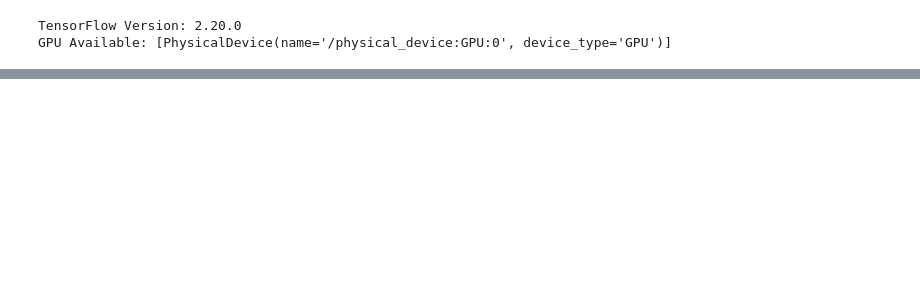
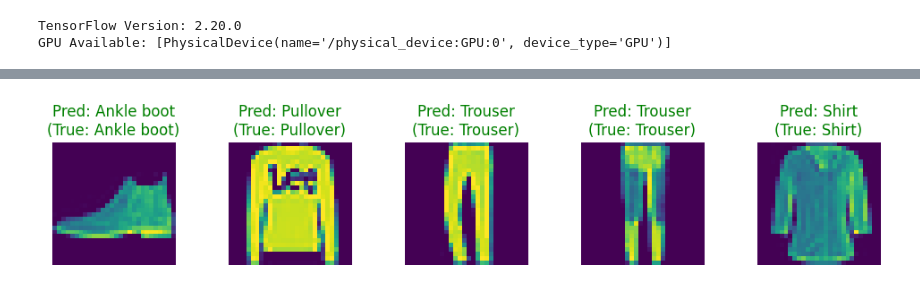
Before and after one commit to billy3000/tensorflow_training, a Jupyter notebook: training.ipynb, the cells around one changed output, grey strips where cells are left out. Saved outputs shown, nothing was run; the diff lists cells and outputs as text; code cells hidden in the pictures; blank space fills up the shorter version.

```diff
--- a/training.ipynb
+++ b/training.ipynb
@@ -7,0 +201,18 @@ GPU Available: [PhysicalDevice(name='/physical_device:GPU:0', device_type='GPU')
+# %%
+# モデル出力(Logits)にSoftmaxを適用して確率化し、推論テストを行う
+probability_model = tf.keras.Sequential([model, tf.keras.layers.Softmax()])
+predictions = probability_model.predict(x_test[:5])
+
+# 最初の5枚の予測結果を描画
+plt.figure(figsize=(10, 2))
+for i in range(5):
+    plt.subplot(1, 5, i + 1)
+    plt.imshow(x_test[i])
+    pred_label = class_names[np.argmax(predictions[i])]
+    true_label = class_names[y_test[i]]
+    color = 'green' if pred_label == true_label else 'red'
+    plt.title(f"Pred: {pred_label}\n(True: {true_label})", color=color)
+    plt.axis('off')
+plt.tight_layout()
+plt.show()
+# %% [output]
@@ -7,0 +220 @@ GPU Available: [PhysicalDevice(name='/physical_device:GPU:0', device_type='GPU')
+[figure, added]
```
Also changed, not shown: parts of 12 cells of this notebook.
